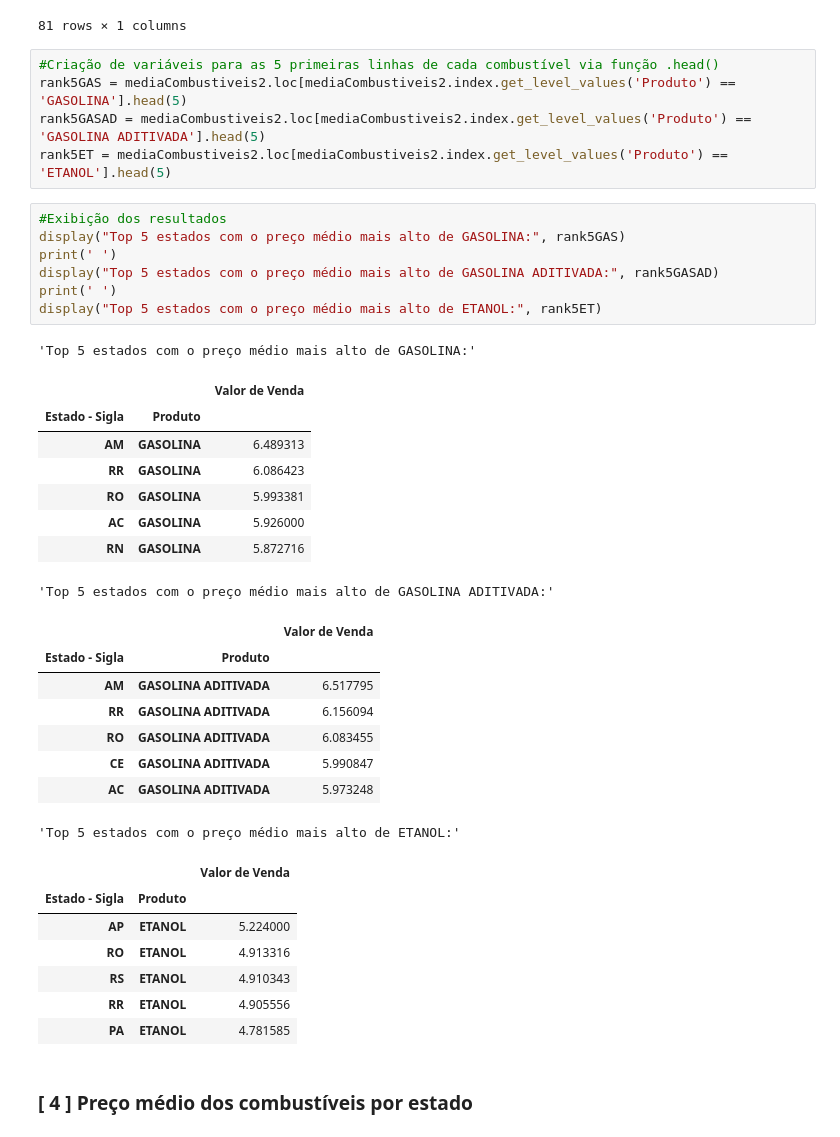
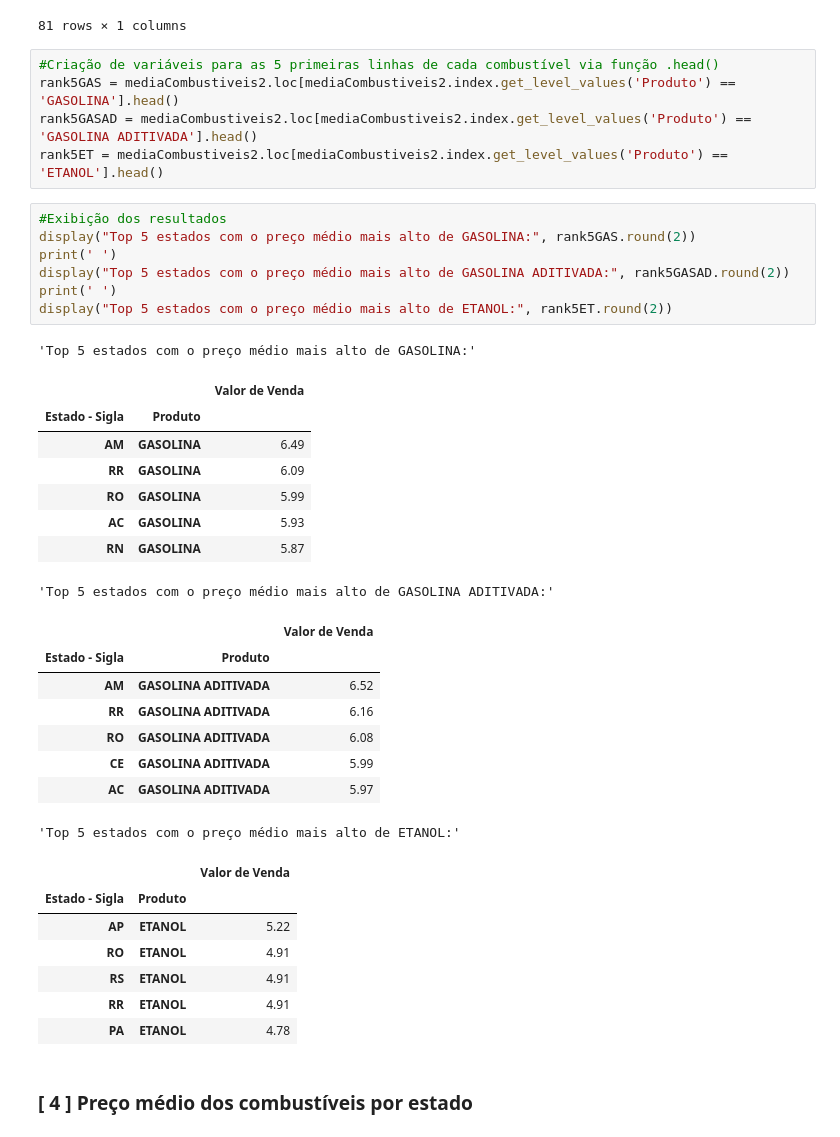
Before and after one commit to mouravitor313/Projeto-em-Grupo-Modulo-4, a Jupyter notebook: [M4]_Projeto_em_Grupo.ipynb, the cells around one changed output. Drawn from its saved outputs; the diff is of its cells as text.

```diff
--- a/[M4]_Projeto_em_Grupo.ipynb
+++ b/[M4]_Projeto_em_Grupo.ipynb
@@ -231,41 +206,41 @@ display(mediaCombustiveis2)
 81 rows × 1 columns
 # %%
 #Criação de variáveis para as 5 primeiras linhas de cada combustível via função .head()
-rank5GAS = mediaCombustiveis2.loc[mediaCombustiveis2.index.get_level_values('Produto') == 'GASOLINA'].head(5)
-rank5GASAD = mediaCombustiveis2.loc[mediaCombustiveis2.index.get_level_values('Produto') == 'GASOLINA ADITIVADA'].head(5)
-rank5ET = mediaCombustiveis2.loc[mediaCombustiveis2.index.get_level_values('Produto') == 'ETANOL'].head(5)
+rank5GAS = mediaCombustiveis2.loc[mediaCombustiveis2.index.get_level_values('Produto') == 'GASOLINA'].head()
+rank5GASAD = mediaCombustiveis2.loc[mediaCombustiveis2.index.get_level_values('Produto') == 'GASOLINA ADITIVADA'].head()
+rank5ET = mediaCombustiveis2.loc[mediaCombustiveis2.index.get_level_values('Produto') == 'ETANOL'].head()
 # %%
 #Exibição dos resultados
-display("Top 5 estados com o preço médio mais alto de GASOLINA:", rank5GAS)
+display("Top 5 estados com o preço médio mais alto de GASOLINA:", rank5GAS.round(2))
 print(' ')
-display("Top 5 estados com o preço médio mais alto de GASOLINA ADITIVADA:", rank5GASAD)
+display("Top 5 estados com o preço médio mais alto de GASOLINA ADITIVADA:", rank5GASAD.round(2))
 print(' ')
-display("Top 5 estados com o preço médio mais alto de ETANOL:", rank5ET)
+display("Top 5 estados com o preço médio mais alto de ETANOL:", rank5ET.round(2))
 # %% [output]
 'Top 5 estados com o preço médio mais alto de GASOLINA:'
 |  |  | Valor de Venda |
 | Estado - Sigla | Produto |  |
-| AM | GASOLINA | 6.489313 |
-| RR | GASOLINA | 6.086423 |
-| RO | GASOLINA | 5.993381 |
-| AC | GASOLINA | 5.926000 |
-| RN | GASOLINA | 5.872716 |
+| AM | GASOLINA | 6.49 |
+| RR | GASOLINA | 6.09 |
+| RO | GASOLINA | 5.99 |
+| AC | GASOLINA | 5.93 |
+| RN | GASOLINA | 5.87 |
 'Top 5 estados com o preço médio mais alto de GASOLINA ADITIVADA:'
 |  |  | Valor de Venda |
 | Estado - Sigla | Produto |  |
-| AM | GASOLINA ADITIVADA | 6.517795 |
-| RR | GASOLINA ADITIVADA | 6.156094 |
-| RO | GASOLINA ADITIVADA | 6.083455 |
-| CE | GASOLINA ADITIVADA | 5.990847 |
-| AC | GASOLINA ADITIVADA | 5.973248 |
+| AM | GASOLINA ADITIVADA | 6.52 |
+| RR | GASOLINA ADITIVADA | 6.16 |
+| RO | GASOLINA ADITIVADA | 6.08 |
+| CE | GASOLINA ADITIVADA | 5.99 |
+| AC | GASOLINA ADITIVADA | 5.97 |
 'Top 5 estados com o preço médio mais alto de ETANOL:'
 |  |  | Valor de Venda |
 | Estado - Sigla | Produto |  |
-| AP | ETANOL | 5.224000 |
-| RO | ETANOL | 4.913316 |
-| RS | ETANOL | 4.910343 |
-| RR | ETANOL | 4.905556 |
-| PA | ETANOL | 4.781585 |
+| AP | ETANOL | 5.22 |
+| RO | ETANOL | 4.91 |
+| RS | ETANOL | 4.91 |
+| RR | ETANOL | 4.91 |
+| PA | ETANOL | 4.78 |
 # %% [markdown]
 ### [ 4 ] Preço médio dos combustíveis por estado
 # %%
```
Also changed, not shown: parts of 54 cells of this notebook.
